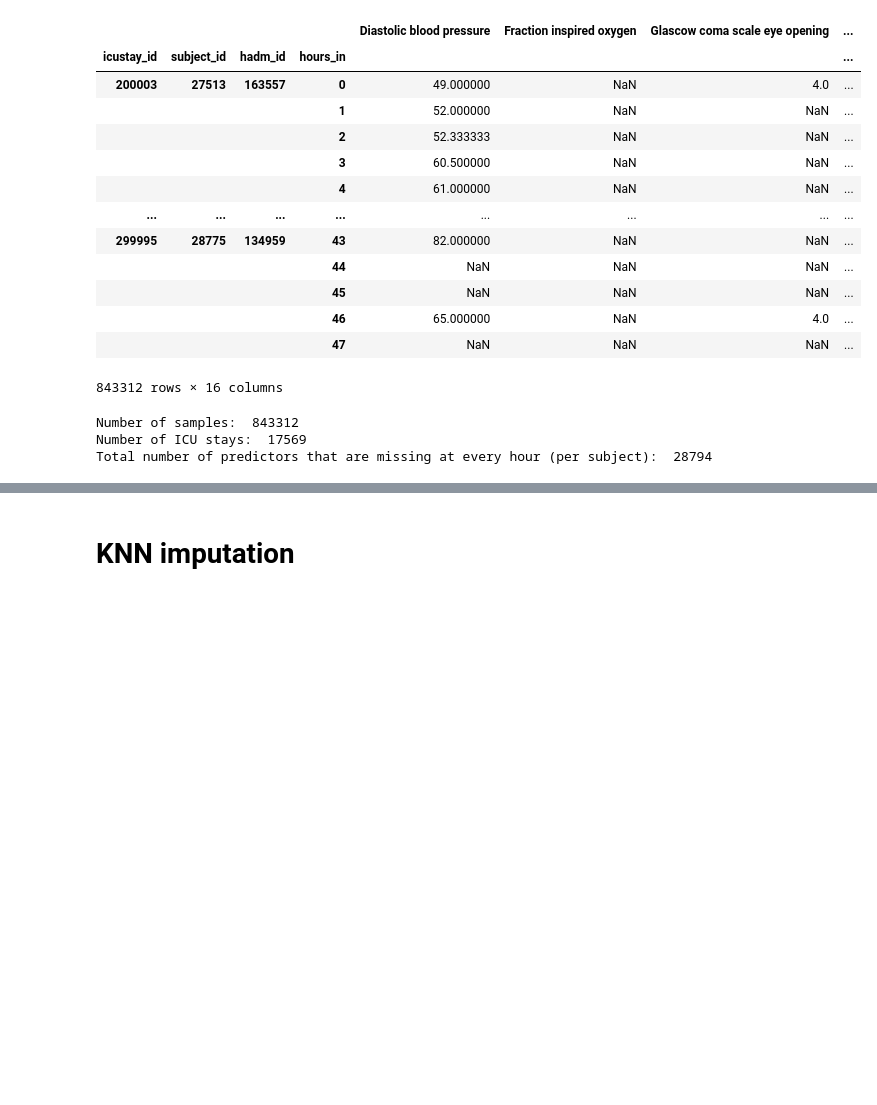
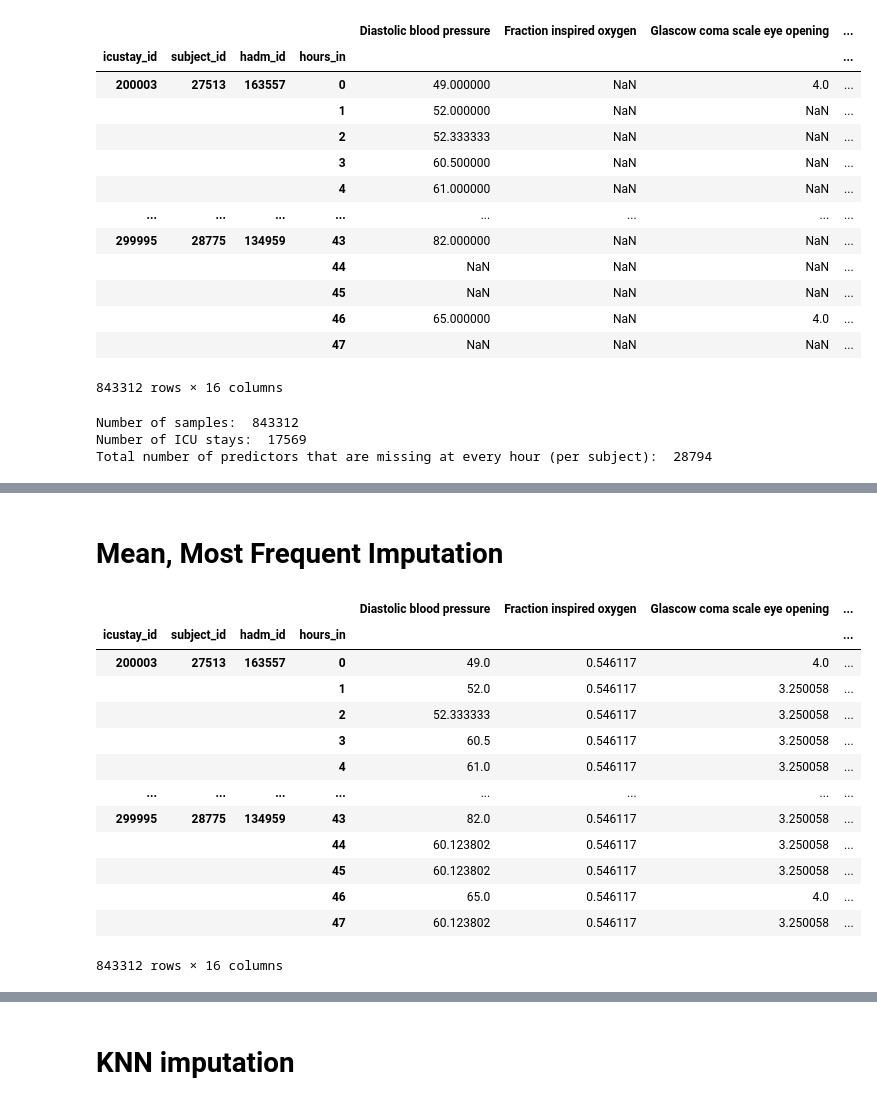
Before and after one commit to llhtoby/MIMIC-III-ML, a Jupyter notebook: src/Imputation.ipynb, the cells around one changed output, grey strips where cells are left out. Drawn from its saved outputs; the diff is of its cells as text; code cells hidden in the pictures; blank space fills up the shorter version.

```diff
--- a/src/Imputation.ipynb
+++ b/src/Imputation.ipynb
@@ -132,0 +77,37 @@ Imputing fold  100 / 100
+# %% [markdown]
+# Mean, Most Frequent Imputation
+# %%
+from sklearn.impute import SimpleImputer
+# Define the SimpleImputer instances
+mean_imputer = SimpleImputer(missing_values=np.NaN, strategy='mean')
+most_frequent_imputer = SimpleImputer(missing_values=np.NaN, strategy='most_frequent')
+# %%
+results_mean_imp = pd.DataFrame(index = data.index, columns = data.columns)
+results_most_frequent_imp = pd.DataFrame(index = data.index, columns = data.columns)
+
+
+mean_imp = mean_imputer.fit_transform(data)
+results_mean_imp.loc[:,:] = mean_imp
+
+most_frequent_imp= most_frequent_imputer.fit_transform(data)
+results_most_frequent_imp.loc[:,:] = most_frequent_imp
+
+results_mean_imp.to_csv(data_path+'/imputed_data/mean_imputed_baseline.csv')
+results_most_frequent_imp.to_csv(data_path+'/imputed_data/most_frequent_imputed_baseline.csv')
+# %%
+results_mean_imp
+# %% [output]
+|  |  |  |  | Diastolic blood pressure | Fraction inspired oxygen | Glascow coma scale eye opening | ... |
+| icustay_id | subject_id | hadm_id | hours_in |  |  |  | ... |
+| 200003 | 27513 | 163557 | 0 | 49.0 | 0.546117 | 4.0 | ... |
+|  |  |  | 1 | 52.0 | 0.546117 | 3.250058 | ... |
+|  |  |  | 2 | 52.333333 | 0.546117 | 3.250058 | ... |
+|  |  |  | 3 | 60.5 | 0.546117 | 3.250058 | ... |
+|  |  |  | 4 | 61.0 | 0.546117 | 3.250058 | ... |
+| ... | ... | ... | ... | ... | ... | ... | ... |
+| 299995 | 28775 | 134959 | 43 | 82.0 | 0.546117 | 3.250058 | ... |
+|  |  |  | 44 | 60.123802 | 0.546117 | 3.250058 | ... |
+|  |  |  | 45 | 60.123802 | 0.546117 | 3.250058 | ... |
+|  |  |  | 46 | 65.0 | 0.546117 | 4.0 | ... |
+|  |  |  | 47 | 60.123802 | 0.546117 | 3.250058 | ... |
+843312 rows × 16 columns
```
Also changed, not shown: parts of 11 cells of this notebook, 5 other files.
